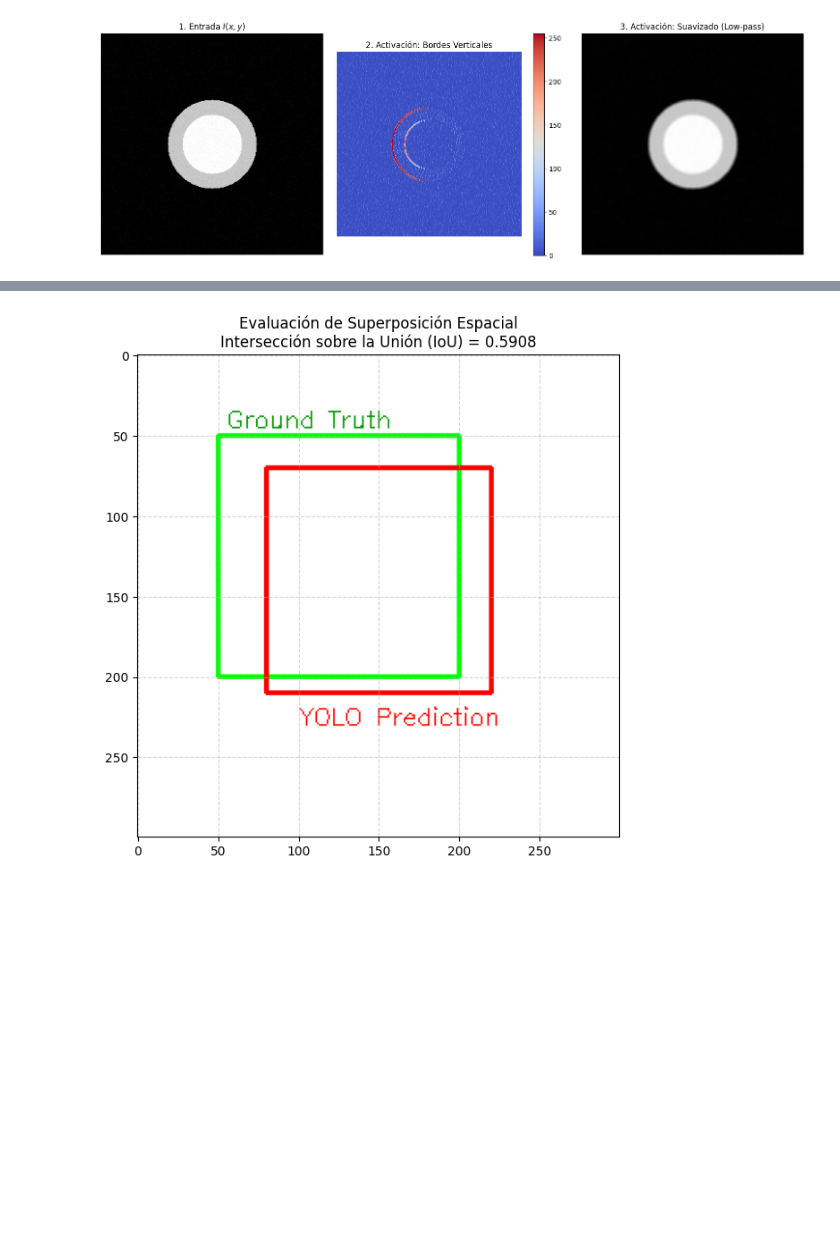
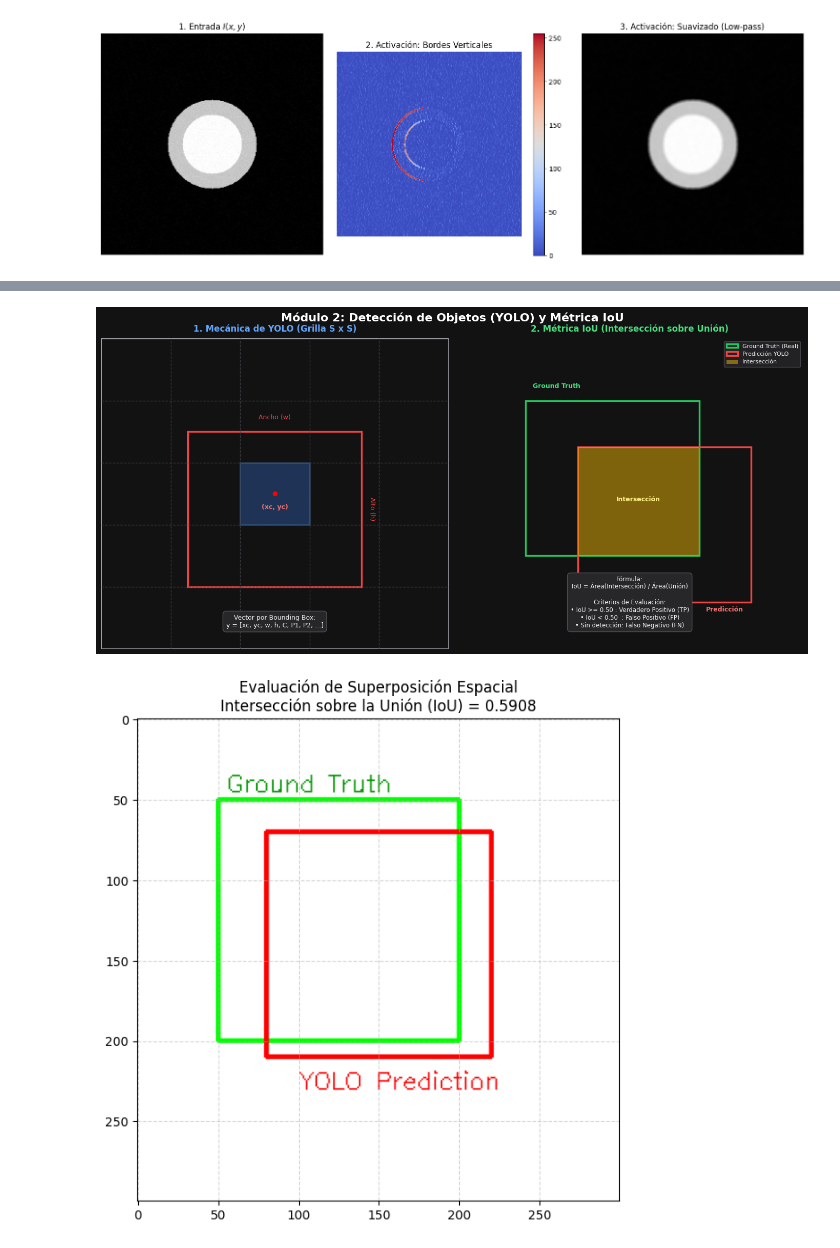
Before and after one commit to pamelaFranco/vision_computador_UNAB, a Jupyter notebook: Codigos/vision_por_computador3.ipynb, the cells around one changed output, grey strips where cells are left out. Cells and saved outputs as stored; diff of their text form; code cells hidden in the pictures; blank space fills up the shorter version.

```diff
--- a/Codigos/vision_por_computador3.ipynb
+++ b/Codigos/vision_por_computador3.ipynb
@@ -237,3 +371,95 @@ Implementaremos el cálculo analítico de $IoU$ a nivel de píxeles y simularemo
+# %%
+# =========================================================
+# GENERADOR DE INFOGRAFÍA: YOLO Y MÉTRICA IoU
+# =========================================================
+import numpy as np
+import matplotlib.pyplot as plt
+import matplotlib.patches as patches
+
+# Configuración de figura
+fig = plt.figure(figsize=(14, 7), facecolor='#121212')
+plt.suptitle("Módulo 2: Detección de Objetos (YOLO) y Métrica IoU",
+             fontsize=16, fontweight='bold', color='#ffffff', y=0.96)
+
+# --- PANEL 1: CONCEPTO DE YOLO (GRILLA Y BOUNDING BOX) ---
+ax1 = fig.add_subplot(1, 2, 1)
+ax1.set_facecolor('#1e1e24')
+ax1.set_xlim(0, 10)
+ax1.set_ylim(10, 0) # Origen superior izquierdo
+ax1.axis('off')
+ax1.set_title("1. Mecánica de YOLO (Grilla S x S)", color='#60a5fa', fontsize=12, fontweight='bold', pad=10)
+
+# Dibujar Grilla 5x5
+for i in range(1, 5):
+    ax1.axhline(i * 2, color='#3f3f46', linestyle='--', linewidth=1)
+    ax1.axvline(i * 2, color='#3f3f46', linestyle='--', linewidth=1)
+
+# Marco exterior de grilla
+ax1.add_patch(patches.Rectangle((0, 0), 10, 10, fill=False, edgecolor='#a1a1aa', linewidth=2))
+
+# Celda responsable (resaltada)
+ax1.add_patch(patches.Rectangle((4, 4), 2, 2, facecolor='#3b82f6', alpha=0.3, edgecolor='#60a5fa', linewidth=2))
+ax1.plot(5, 5, 'ro', markersize=6) # Centro del objeto
+
+# Bounding Box predicha
+ax1.add_patch(patches.Rectangle((2.5, 3), 5, 5, fill=False, edgecolor='#ef4444', linewidth=2.5, linestyle='-'))
+
+# Anotaciones explicativas
+ax1.text(5, 5.5, "(xc, yc)", color='#f87171', fontsize=9, ha='center', fontweight='bold')
+ax1.text(5, 2.6, "Ancho (w)", color='#ef4444', fontsize=9, ha='center')
+ax1.text(7.7, 5.5, "Alto (h)", color='#ef4444', fontsize=9, va='center', rotation=-90)
+
+# Vector de salida
+vector_txt = "Vector por Bounding Box:\ny = [xc, yc, w, h, C, P1, P2, ...]"
+ax1.text(5, 9.3, vector_txt, color='#f4f4f5', fontsize=9, ha='center',
+         bbox=dict(boxstyle='round,pad=0.5', facecolor='#27272a', edgecolor='#52525b'))
+
+
+# --- PANEL 2: CONCEPTO DE IoU (INTERSECCIÓN SOBRE UNIÓN) ---
+ax2 = fig.add_subplot(1, 2, 2)
+ax2.set_facecolor('#1e1e24')
+ax2.set_xlim(0, 10)
+ax2.set_ylim(10, 0)
+ax2.axis('off')
+ax2.set_title("2. Métrica IoU (Intersección sobre Unión)", color='#4ade80', fontsize=12, fontweight='bold', pad=10)
+
+# Ground Truth (Verde) y Predicción (Rojo)
+gt_rect = (2, 2, 5, 5)   # x, y, w, h
+pred_rect = (3.5, 3.5, 5, 5)
+
+# Dibujar cajas principales
+ax2.add_patch(patches.Rectangle((gt_rect[0], gt_rect[1]), gt_rect[2], gt_rect[3],
+                                fill=False, edgecolor='#22c55e', linewidth=2.5, label='Ground Truth (Real)'))
+ax2.add_patch(patches.Rectangle((pred_rect[0], pred_rect[1]), pred_rect[2], pred_rect[3],
+                                fill=False, edgecolor='#ef4444', linewidth=2.5, label='Predicción YOLO'))
+
+# Área de Intersección (Amarillo)
+ax2.add_patch(patches.Rectangle((3.5, 3.5), 3.5, 3.5, facecolor='#eab308', alpha=0.5, label='Intersección'))
+
+# Textos explicativos en caja
+ax2.text(2.2, 1.6, "Ground Truth", color='#4ade80', fontsize=9, fontweight='bold')
+ax2.text(7.2, 8.8, "Predicción", color='#f87171', fontsize=9, fontweight='bold')
+ax2.text(5.25, 5.25, "Intersección", color='#fef08a', fontsize=9, ha='center', fontweight='bold')
+
+# Fórmula e interpretación
+formula_txt = (
+    "Fórmula:\n"
+    "IoU = Área(Intersección) / Área(Unión)\n\n"
+    "Criterios de Evaluación:\n"
+    "• IoU >= 0.50 : Verdadero Positivo (TP)\n"
+    "• IoU < 0.50  : Falso Positivo (FP)\n"
+    "• Sin detección: Falso Negativo (FN)"
+)
+ax2.text(5, 9.3, formula_txt, color='#f4f4f5', fontsize=8.5, ha='center',
+         bbox=dict(boxstyle='round,pad=0.5', facecolor='#27272a', edgecolor='#52525b'))
+
+ax2.legend(loc='upper right', facecolor='#27272a', edgecolor='#52525b', labelcolor='#f4f4f5', fontsize=8)
+
+plt.tight_layout()
+plt.savefig('yolo_iou_infografia.png', dpi=300, bbox_inches='tight', facecolor=fig.get_facecolor())
+plt.show()
+# %% [output]
+[figure, added]
 # %%
 # EJERCICIO 2: Código Python
 
```
Also changed, not shown: parts of 10 cells of this notebook, 2 other files.
